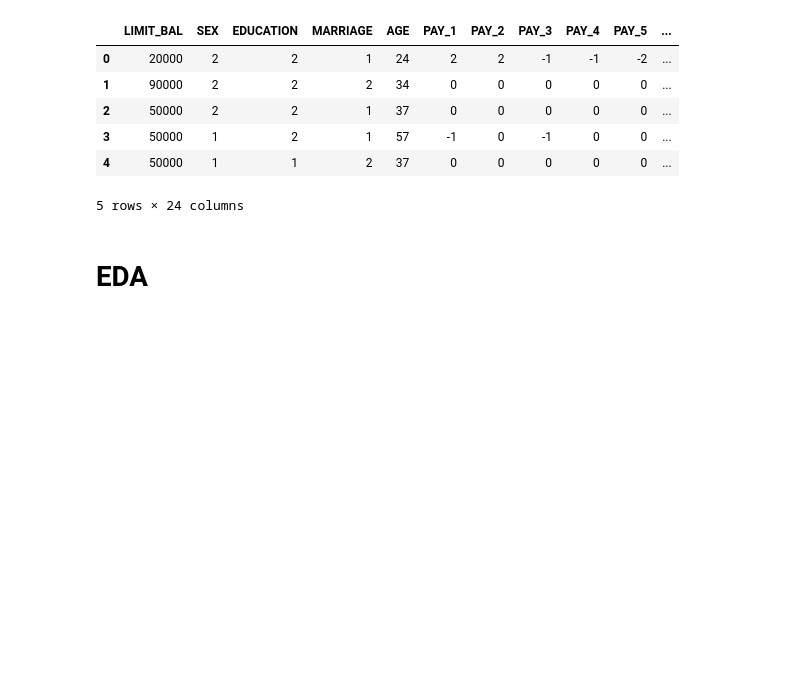
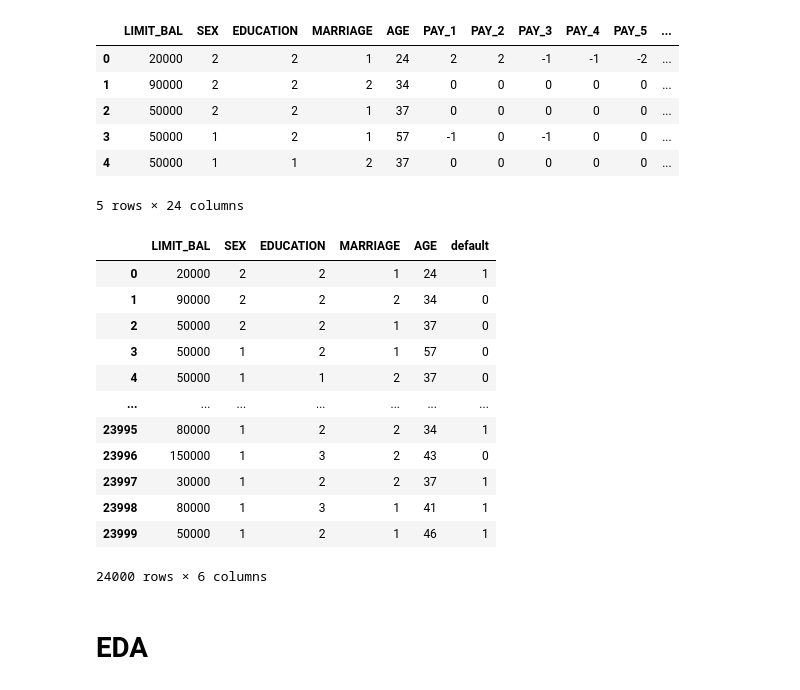
Before and after one commit to thangnv11/mlop_beta, a Jupyter notebook: notebook/tutorial.ipynb, the cells around one changed output. Drawn from its saved outputs; the diff is of its cells as text; code cells hidden in the pictures; blank space fills up the shorter version.

```diff
--- a/notebook/tutorial.ipynb
+++ b/notebook/tutorial.ipynb
@@ -33,6 +33,23 @@ dt = load_data()
 | 3 | 50000 | 1 | 2 | 1 | 57 | -1 | 0 | -1 | 0 | 0 | ... |
 | 4 | 50000 | 1 | 1 | 2 | 37 | 0 | 0 | 0 | 0 | 0 | ... |
 5 rows × 24 columns
+# %%
+dt = dt[['LIMIT_BAL', 'SEX', 'EDUCATION', 'MARRIAGE', 'AGE', 'default']]
+dt
+# %% [output]
+|  | LIMIT_BAL | SEX | EDUCATION | MARRIAGE | AGE | default |
+| 0 | 20000 | 2 | 2 | 1 | 24 | 1 |
+| 1 | 90000 | 2 | 2 | 2 | 34 | 0 |
+| 2 | 50000 | 2 | 2 | 1 | 37 | 0 |
+| 3 | 50000 | 1 | 2 | 1 | 57 | 0 |
+| 4 | 50000 | 1 | 1 | 2 | 37 | 0 |
+| ... | ... | ... | ... | ... | ... | ... |
+| 23995 | 80000 | 1 | 2 | 2 | 34 | 1 |
+| 23996 | 150000 | 1 | 3 | 2 | 43 | 0 |
+| 23997 | 30000 | 1 | 2 | 2 | 37 | 1 |
+| 23998 | 80000 | 1 | 3 | 1 | 41 | 1 |
+| 23999 | 50000 | 1 | 2 | 1 | 46 | 1 |
+24000 rows × 6 columns
 # %% [markdown]
 # EDA
 # %%
```
Also changed, not shown: parts of 16 cells of this notebook, 3 other files.
